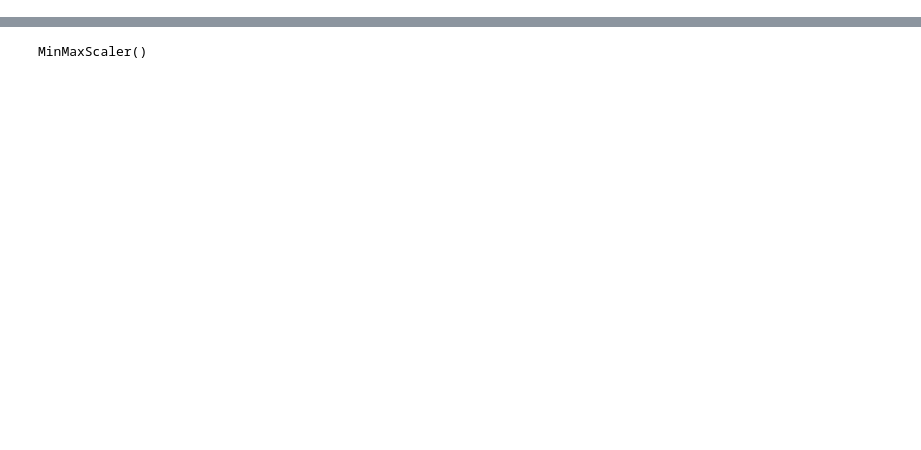
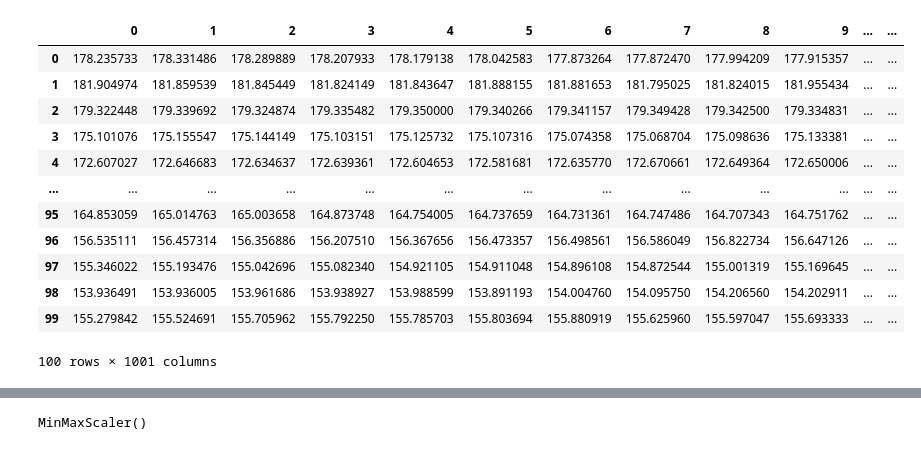
Before and after one commit to angeldeniz11235/wgu-capstone, a Jupyter notebook: machine-learning.ipynb, the cells around one changed output, grey strips where cells are left out. Saved outputs shown, nothing was run; the diff lists cells and outputs as text; code cells hidden in the pictures; blank space fills up the shorter version.

```diff
--- a/machine-learning.ipynb
+++ b/machine-learning.ipynb
@@ -32,3 +47,43 @@ apple_df_ML.replace(0, nan_value, inplace=True)
+# %%
+#only keep values that are not equal to 0 except for the 'gain' column
+nan_value = float('NaN')
+
+#replace all 0s with NaN
+apple_df_ML.replace(0, nan_value, inplace=True)
+
+#drop rows with more than 40% 0 values
+apple_df_ML = drop_rows_with_many_zeros(apple_df_ML)
+
+#replace nan values with the last non-nan value
+apple_df_ML = replace_nan_with_last_non_nan(apple_df_ML)
+
+
+# for the 'gain' column, replace all True with 1 and all False with 0
+apple_df_ML.replace(True, 1, inplace=True)
+apple_df_ML.replace(False, 0, inplace=True)
+
+#find columns with all NaN values and drop them
+#apple_df_ML.dropna(axis=1, how='any', inplace=True)
+
+# replace remove any rows with all NaN values
+#apple_df_ML.dropna(axis=0,how='all', inplace=True)
+
+#print head of apple_df_ML
+apple_df_ML.head(100)
+# %% [output]
+|  | 0 | 1 | 2 | 3 | 4 | 5 | 6 | 7 | 8 | 9 | ... | ... |
+| 0 | 178.235733 | 178.331486 | 178.289889 | 178.207933 | 178.179138 | 178.042583 | 177.873264 | 177.872470 | 177.994209 | 177.915357 | ... | ... |
+| 1 | 181.904974 | 181.859539 | 181.845449 | 181.824149 | 181.843647 | 181.888155 | 181.881653 | 181.795025 | 181.824015 | 181.955434 | ... | ... |
+| 2 | 179.322448 | 179.339692 | 179.324874 | 179.335482 | 179.350000 | 179.340266 | 179.341157 | 179.349428 | 179.342500 | 179.334831 | ... | ... |
+| 3 | 175.101076 | 175.155547 | 175.144149 | 175.103151 | 175.125732 | 175.107316 | 175.074358 | 175.068704 | 175.098636 | 175.133381 | ... | ... |
+| 4 | 172.607027 | 172.646683 | 172.634637 | 172.639361 | 172.604653 | 172.581681 | 172.635770 | 172.670661 | 172.649364 | 172.650006 | ... | ... |
+| ... | ... | ... | ... | ... | ... | ... | ... | ... | ... | ... | ... | ... |
+| 95 | 164.853059 | 165.014763 | 165.003658 | 164.873748 | 164.754005 | 164.737659 | 164.731361 | 164.747486 | 164.707343 | 164.751762 | ... | ... |
+| 96 | 156.535111 | 156.457314 | 156.356886 | 156.207510 | 156.367656 | 156.473357 | 156.498561 | 156.586049 | 156.822734 | 156.647126 | ... | ... |
+| 97 | 155.346022 | 155.193476 | 155.042696 | 155.082340 | 154.921105 | 154.911048 | 154.896108 | 154.872544 | 155.001319 | 155.169645 | ... | ... |
+| 98 | 153.936491 | 153.936005 | 153.961686 | 153.938927 | 153.988599 | 153.891193 | 154.004760 | 154.095750 | 154.206560 | 154.202911 | ... | ... |
+| 99 | 155.279842 | 155.524691 | 155.705962 | 155.792250 | 155.785703 | 155.803694 | 155.880919 | 155.625960 | 155.597047 | 155.693333 | ... | ... |
+100 rows × 1001 columns
 # %%
 apple_df_ML
 # %% [output]
```
Also changed, not shown: parts of 11 cells of this notebook, 2 other files.
